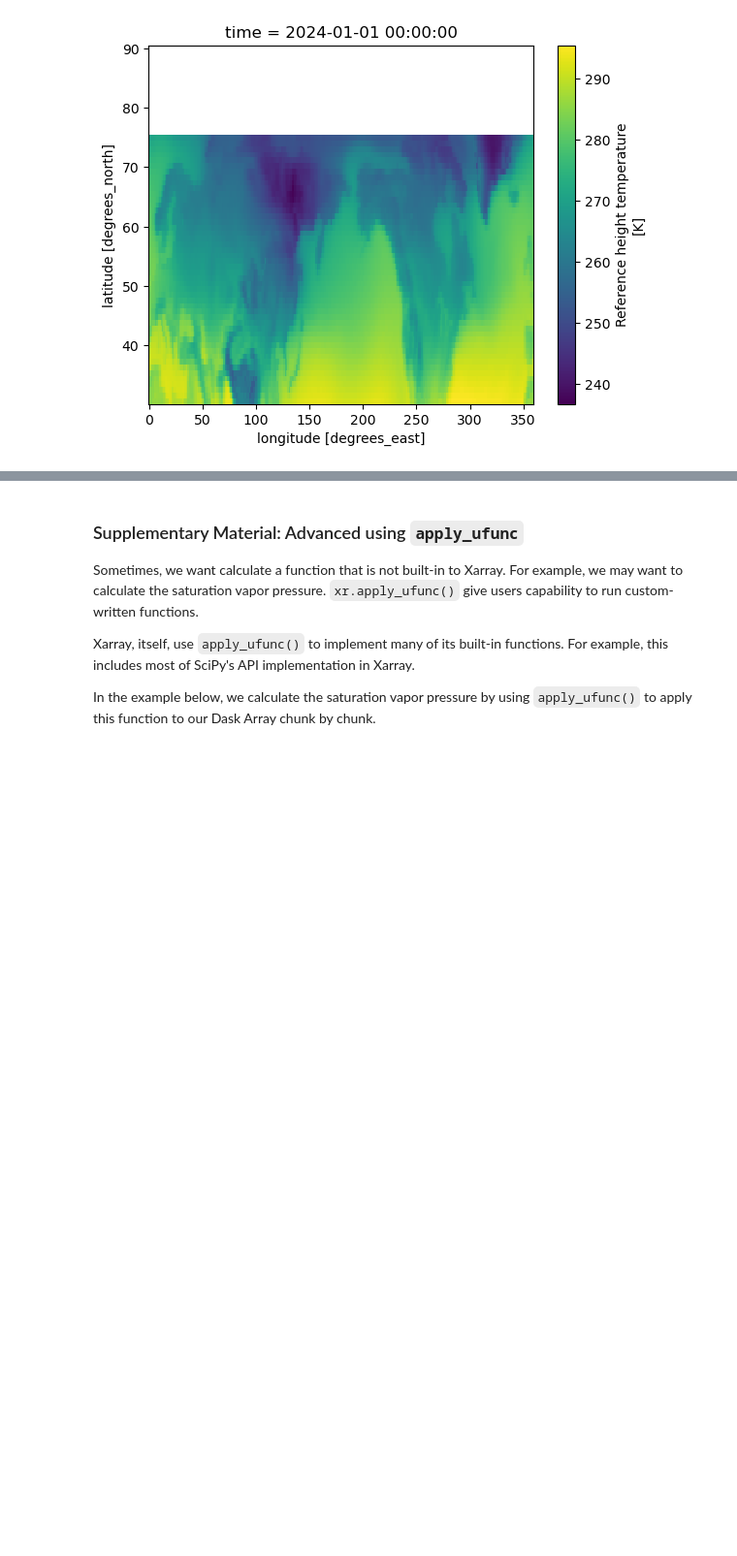
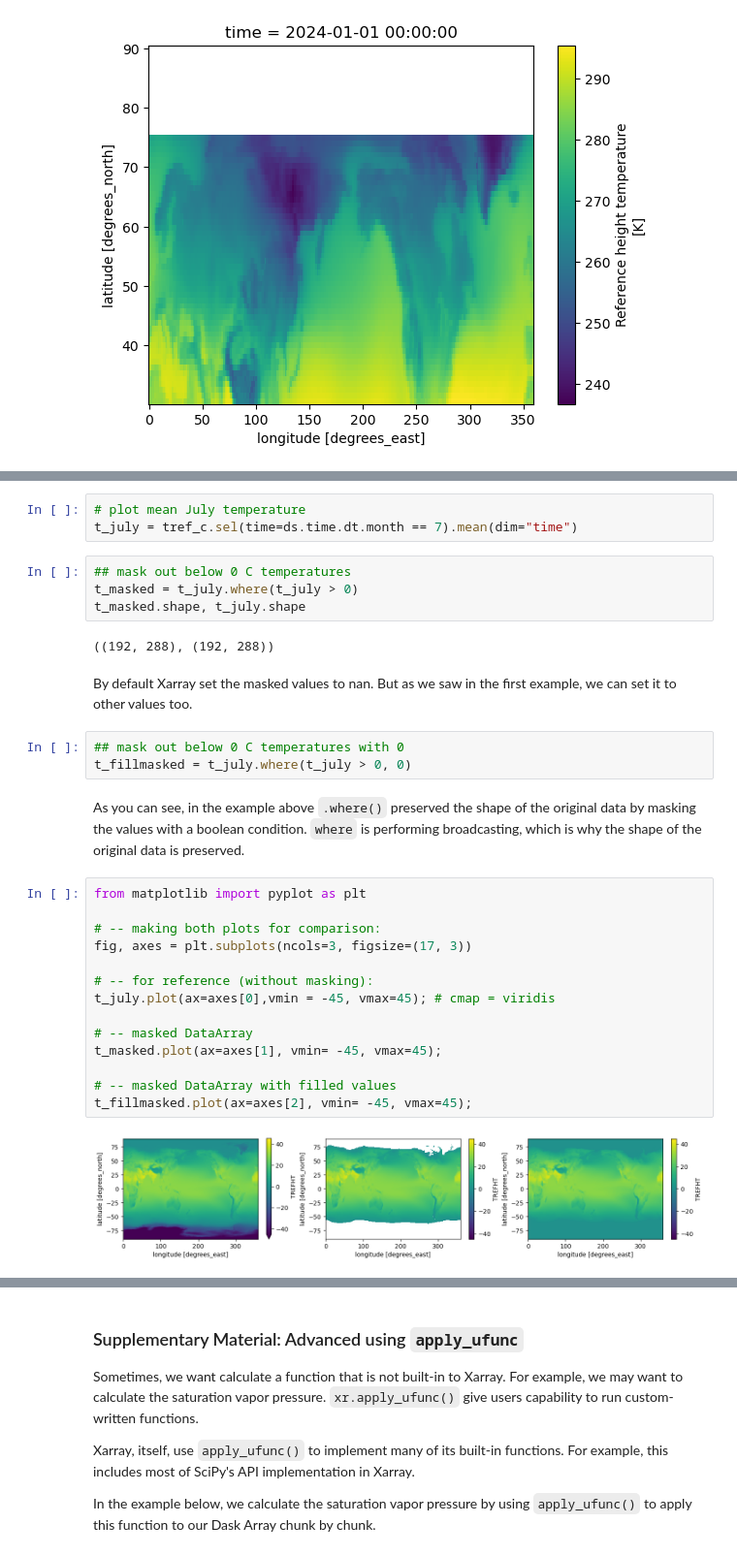
Before and after one commit to NCAR/Xarray-Dask-ESDS-2024, a Jupyter notebook: notebooks/01-xarray-intro.ipynb, the cells around one changed output, grey strips where cells are left out. Shown at 97% size. Saved outputs shown, nothing was run; the diff lists cells and outputs as text; blank space fills up the shorter version.

```diff
--- a/notebooks/01-xarray-intro.ipynb
+++ b/notebooks/01-xarray-intro.ipynb
@@ -674,3 +793,36 @@ tref_mid_outer.plot()
+# %%
+# plot mean July temperature
+t_july = tref_c.sel(time=ds.time.dt.month == 7).mean(dim="time")
+# %%
+## mask out below 0 C temperatures
+t_masked = t_july.where(t_july > 0)
+t_masked.shape, t_july.shape
+# %% [output]
+((192, 288), (192, 288))
+# %% [markdown]
+By default Xarray set the masked values to nan. But as we saw in the first example, we can set it to other values too.
+# %%
+## mask out below 0 C temperatures with 0
+t_fillmasked = t_july.where(t_july > 0, 0)
+# %% [markdown]
+As you can see, in the example above `.where()` preserved the shape of the original data by masking the values with a boolean condition.
+`where` is performing broadcasting, which is why the shape of the original data is preserved.
+# %%
+from matplotlib import pyplot as plt
+
+# -- making both plots for comparison:
+fig, axes = plt.subplots(ncols=3, figsize=(17, 3))
+
+# -- for reference (without masking):
+t_july.plot(ax=axes[0],vmin = -45, vmax=45); # cmap = viridis
+
+# -- masked DataArray
+t_masked.plot(ax=axes[1], vmin= -45, vmax=45);
+
+# -- masked DataArray with filled values
+t_fillmasked.plot(ax=axes[2], vmin= -45, vmax=45);
+# %% [output]
+[figure, added]
 # %% [markdown]
 ## Xarray can wrap many NumPy-like arrays
 
```
Also changed, not shown: parts of 57 cells of this notebook, 1 other file.
